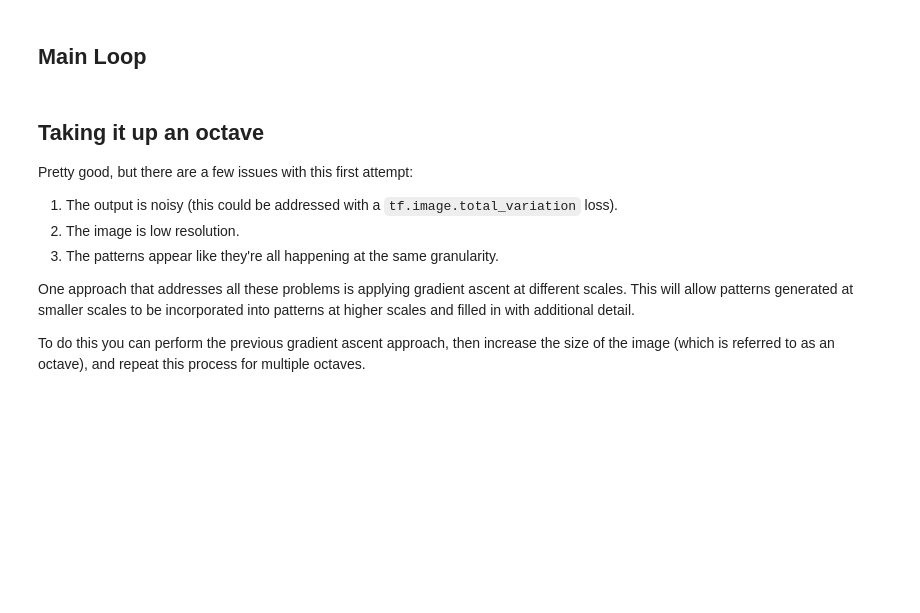
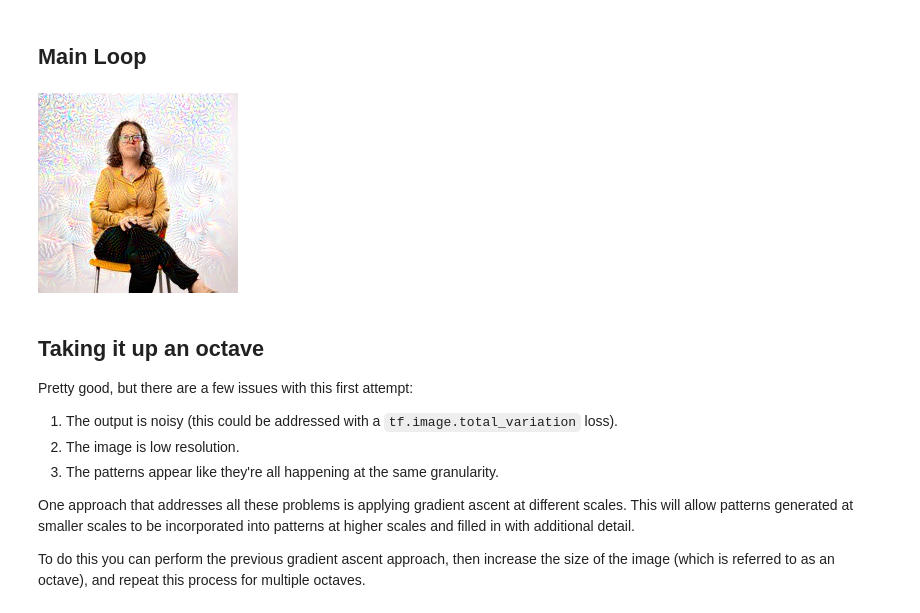
Before and after one commit to ValeriaYashan/Herramientas-IA, a Jupyter notebook: site/en/tutorials/generative/deepdream.ipynb, the cells around one changed output. Drawn from its saved outputs; the diff is of its cells as text; code cells hidden in the pictures; blank space fills up the shorter version.

```diff
--- a/site/en/tutorials/generative/deepdream.ipynb
+++ b/site/en/tutorials/generative/deepdream.ipynb
@@ -169,3 +143,17 @@ dream_img = run_deep_dream_simple(img=original_img,
+# %%
+# Mostrar la imagen de perfil original
+profile_image_path = '/content/foto perfil (4).jfif'
+profile_img = PIL.Image.open(profile_image_path)
+profile_img = np.array(profile_img)
+
+# Normalizar la imagen y mostrarla
+normalized_profile_img = deprocess(profile_img)
+show(normalized_profile_img)
+
+# Aplicar Deep Dream a la imagen de perfil
+dream_img = run_deep_dream_simple(img=profile_img, steps=100, step_size=0.01)
+# %% [output]
+[figure, added]
 # %% [markdown]
 ## Taking it up an octave
 
```
Also changed, not shown: parts of 15 cells of this notebook.
